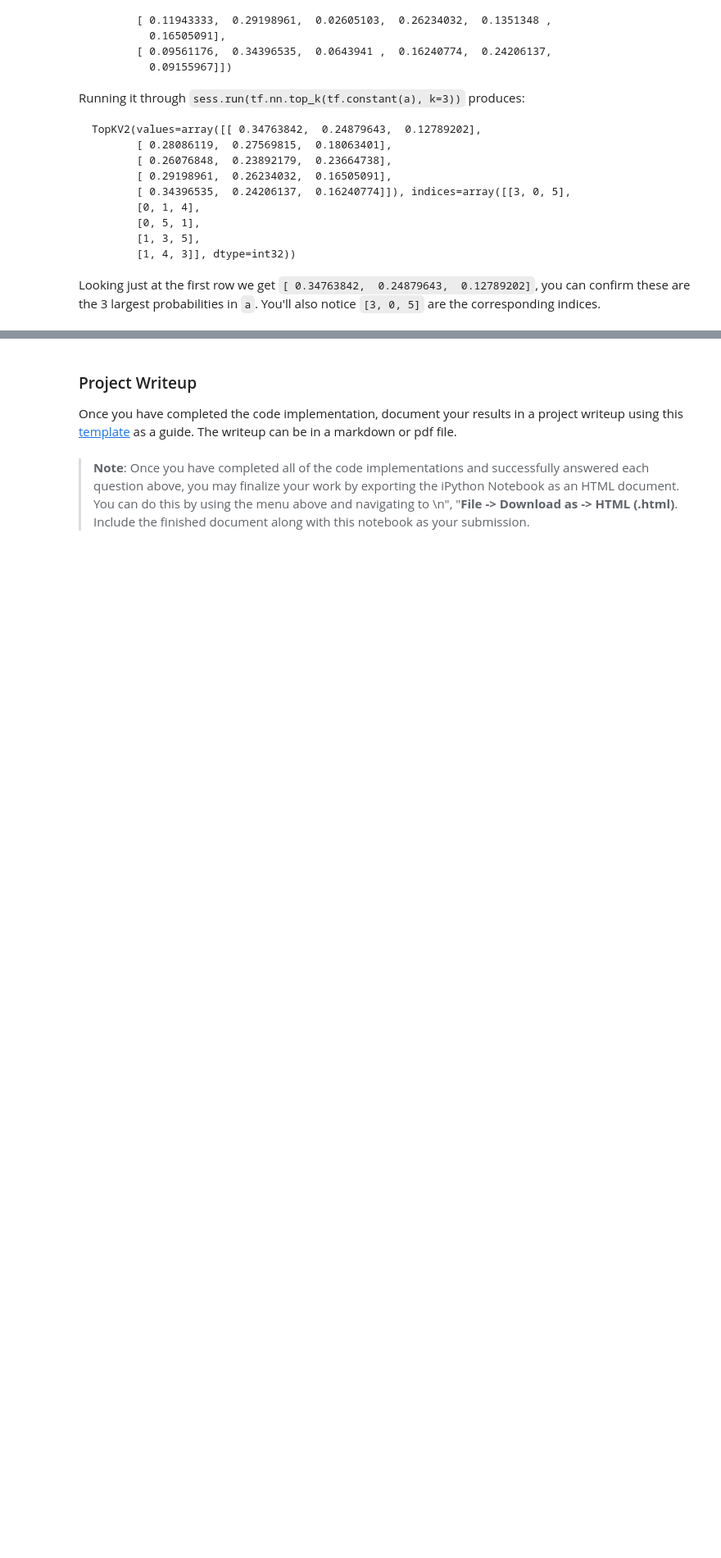
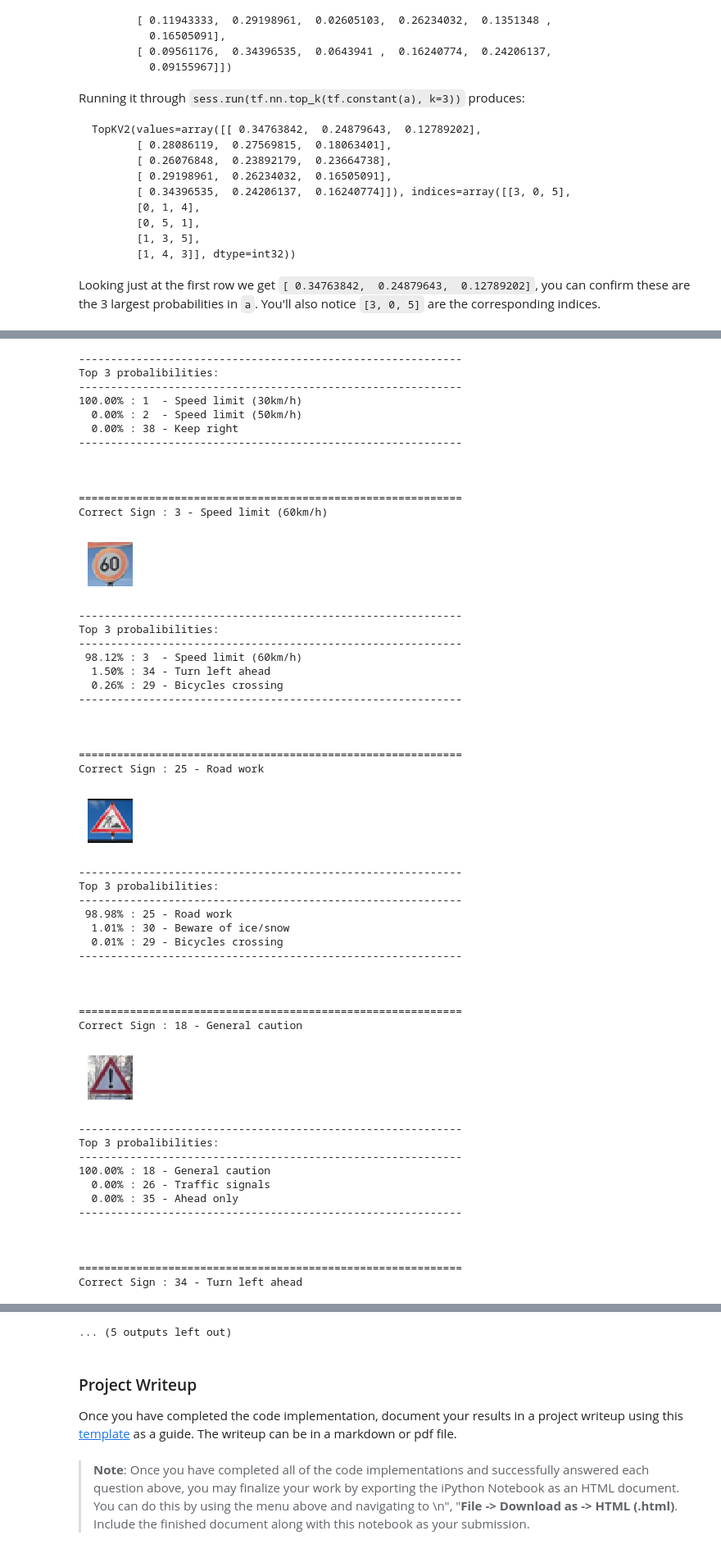
Before and after one commit to praveenmarothu/P2-Traffic-Sign-Classifier, a Jupyter notebook: Traffic_Sign_Classifier.ipynb, the cells around one changed output, grey strips where cells are left out. Shown at 82% size. Drawn from its saved outputs; the diff is of its cells as text; code cells hidden in the pictures; blank space fills up the shorter version.

```diff
--- a/Traffic_Sign_Classifier.ipynb
+++ b/Traffic_Sign_Classifier.ipynb
@@ -694,0 +669,24 @@ Looking just at the first row we get `[ 0.34763842,  0.24879643,  0.12789202]`,
+# %%
+### Print out the top five softmax probabilities for the predictions on the German traffic sign images found on the web.
+### Feel free to use as many code cells as needed.
+
+for idx,pset in enumerate(indices):
+    print("")
+    print("")
+    print("")
+    print( '============================================================')
+    print("Correct Sign :", pred_labels[idx],"-",signnames[pred_labels[idx]])
+    plt.figure(figsize=(1,1))
+    ax1 = plt.axes(frameon=False)
+    ax1.axes.get_xaxis().set_visible(False)
+    ax1.axes.get_yaxis().set_visible(False)
+    plt.imshow(cv2.cvtColor(pred_imgs[idx],cv2.COLOR_BGR2RGB))
+    plt.show()
+    print( '------------------------------------------------------------')
+    print("Top 3 probalibilities:")
+    print( '------------------------------------------------------------')
+    print( '{0:7.2%} : {1: <2} - {2: <40}'.format(values[idx][0],pset[0],signnames[pset[0]]))
+    print( '{0:7.2%} : {1: <2} - {2: <40}'.format(values[idx][1],pset[1],signnames[pset[1]]))
+    print( '{0:7.2%} : {1: <2} - {2: <40}'.format(values[idx][2],pset[2],signnames[pset[2]]))
+    print( '------------------------------------------------------------')
+# %% [output]
@@ -694,0 +709,51 @@ Looking just at the first row we get `[ 0.34763842,  0.24879643,  0.12789202]`,
+------------------------------------------------------------
+Top 3 probalibilities:
+------------------------------------------------------------
+100.00% : 1  - Speed limit (30km/h)
+  0.00% : 2  - Speed limit (50km/h)
+  0.00% : 38 - Keep right
+------------------------------------------------------------
+
+
+
+============================================================
+Correct Sign : 3 - Speed limit (60km/h)
+[figure, added]
+------------------------------------------------------------
+Top 3 probalibilities:
+------------------------------------------------------------
+ 98.12% : 3  - Speed limit (60km/h)
+  1.50% : 34 - Turn left ahead
+  0.26% : 29 - Bicycles crossing
+------------------------------------------------------------
+
+
+
+============================================================
+Correct Sign : 25 - Road work
+[figure, added]
+------------------------------------------------------------
+Top 3 probalibilities:
+------------------------------------------------------------
+ 98.98% : 25 - Road work
+  1.01% : 30 - Beware of ice/snow
+  0.01% : 29 - Bicycles crossing
+------------------------------------------------------------
+
+
+
+============================================================
+Correct Sign : 18 - General caution
+[figure, added]
+------------------------------------------------------------
+Top 3 probalibilities:
+------------------------------------------------------------
+100.00% : 18 - General caution
+  0.00% : 26 - Traffic signals
+  0.00% : 35 - Ahead only
+------------------------------------------------------------
+
+
+
+============================================================
+Correct Sign : 34 - Turn left ahead
@@ -695,3 +761,4 @@ Looking just at the first row we get `[ 0.34763842,  0.24879643,  0.12789202]`,
+... (5 outputs left out)
 # %% [markdown]
 ### Project Writeup
 
```
Also changed, not shown: parts of 13 cells of this notebook, 4 other files.
